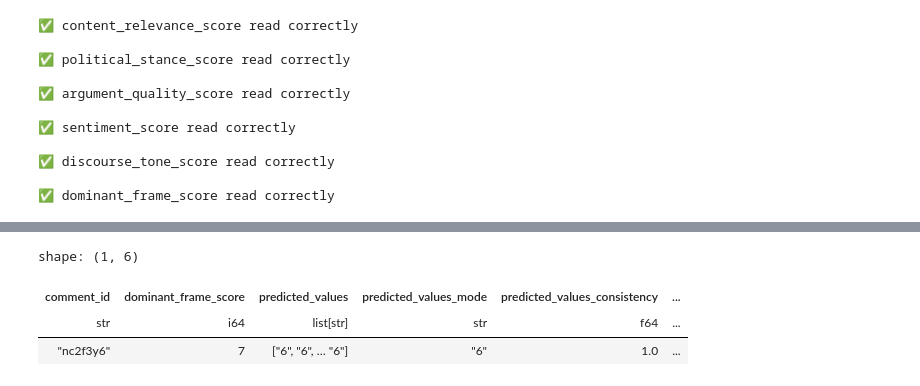
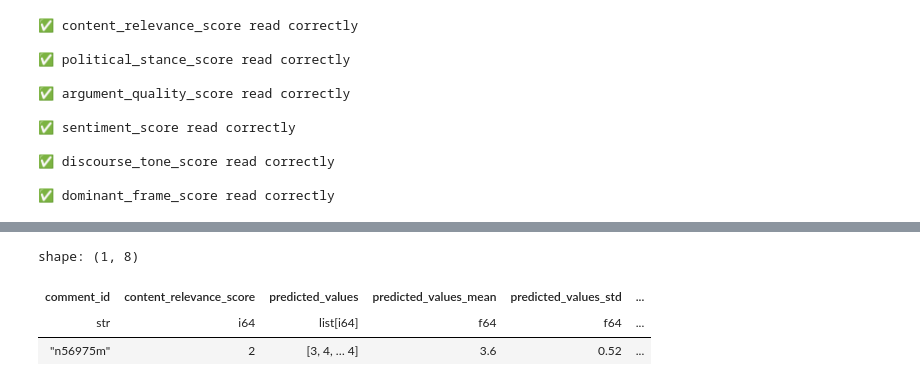
Before and after one commit to FabioScielzoOrtiz/gaza-reddit-polarization, a Jupyter notebook: src/notebooks/features_generation_validation_analysis.ipynb, the cells around one changed output, grey strips where cells are left out. Saved outputs shown, nothing was run; the diff lists cells and outputs as text; code cells hidden in the pictures.

```diff
--- a/src/notebooks/features_generation_validation_analysis.ipynb
+++ b/src/notebooks/features_generation_validation_analysis.ipynb
@@ -379,10 +411,10 @@ categorical
 # %%
-true_predicted_values_df['dominant_frame_score'].filter(
-    pl.col('dominant_frame_score') == 7,
-    pl.col('predicted_values_mode') == "6"
+true_predicted_values_df['content_relevance_score'].filter(
+    pl.col('content_relevance_score') == 2,
+    pl.col('predicted_values_mode') == 4
 )
 # %% [output]
-shape: (1, 6)
+shape: (1, 8)
-| comment_id | dominant_frame_score | predicted_values | predicted_values_mode | predicted_values_consistency | ... |
-| str | i64 | list[str] | str | f64 | ... |
-| "nc2f3y6" | 7 | ["6", "6", … "6"] | "6" | 1.0 | ... |
+| comment_id | content_relevance_score | predicted_values | predicted_values_mean | predicted_values_std | ... |
+| str | i64 | list[i64] | f64 | f64 | ... |
+| "n56975m" | 2 | [3, 4, … 4] | 3.6 | 0.52 | ... |
```
Also changed, not shown: parts of 6 cells of this notebook, 2 other files.
